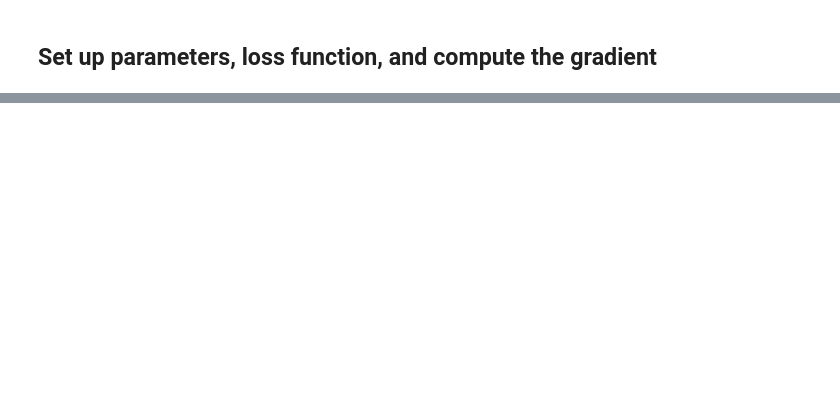
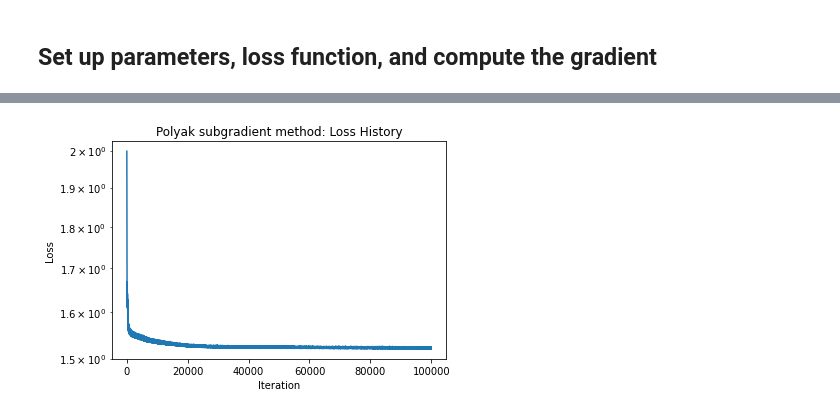
Before and after one commit to damek/alpha_evolve_problem_B1, a Jupyter notebook: problemb1.ipynb, the cells around one changed output, grey strips where cells are left out. Drawn from its saved outputs; the diff is of its cells as text; code cells hidden in the pictures; blank space fills up the shorter version.

```diff
--- a/problemb1.ipynb
+++ b/problemb1.ipynb
@@ -223,18 +262,20 @@ f_delta_x = (f_x_max - f_x_min) / P_val
 height_params = torch.rand(P_val, dtype=torch.float64)
 height_params.requires_grad = True
 
-def loss_fn():
-    max_f_conv_f_values_at_knots = compute_autoconvolution_values(height_params, f_delta_x, P_val)
+def loss_fn(h):
+    max_f_conv_f_values_at_knots = compute_autoconvolution_values(h, f_delta_x, P_val)
     return max_f_conv_f_values_at_knots.max()
 
 # Project variables onto the simplex
 with torch.no_grad():
     height_params.data = projection_simplex_pytorch(height_params.data, 2*P_val)
 
-# Compute loss and gradient
-height_params.grad = None
-loss = loss_fn()
-loss.backward()
+# Compute loss and gradient at a random point.
+loss = loss_fn(height_params)
 print("loss", loss.item())
+grad = torch.autograd.grad(loss, height_params)[0]
 
-print("height_params.grad", height_params.grad)
+# Compute loss and gradient at Google's solution
+loss_google = loss_fn(height_params_google)
+print("loss_google", loss_google.item())
+grad_google = torch.autograd.grad(loss_google, height_params_google)[0]
@@ -249,48 +297,56 @@ where $L^*$ is the target loss.
 # %%
-max_iter = 100000
-height_params_polyak = height_params.data.clone()
+def polyak_subgradient_method(h_params, loss_fn, max_iter=100000, target_loss=1.5053, print_every=100, loss_history_polyak=[], min_loss_found_polyak=float('inf'), best_height_params_polyak=height_params.data.clone()):
+    for i in range(max_iter):
+        # Compute loss and gradient
+        h_params.grad = None
+        loss = loss_fn(h_params)
+        grad = torch.autograd.grad(loss, h_params)[0]
+
+        grad_norm_squared = torch.norm(grad)**2
+
+        step_size = torch.clamp((loss.item() - target_loss) / grad_norm_squared, min=0.0)
+        h_params.data -= step_size * grad
+
+        # Project onto the simplex
+        with torch.no_grad():
+            h_params.data = projection_simplex_pytorch(h_params.data, 2*P_val)
+
+        loss_history_polyak.append(loss.item())
+        if i % print_every == 0:
+            print(f"Iteration {i}: loss = {loss.item():.6f}, step_size = {step_size:.6f}, min_loss_found_polyak = {min_loss_found_polyak:.6f}",)
+
+        if loss.item() < min_loss_found_polyak:
+            min_loss_found_polyak = loss.item()
+            best_height_params_polyak = height_params_polyak.data.clone()
+    return best_height_params_polyak, min_loss_found_polyak, loss_history_polyak
+
+
+height_params_polyak = height_params.data.detach().clone() # initialize variable at value from test cell
+# height_params_polyak = height_params_google.data.detach().clone() # initialize variable at google's solution.
+height_params_polyak.requires_grad = True
+
 # if loss history exists, append to it
 if 'loss_history_polyak' not in locals():
     loss_history_polyak = []
+max_iter = 100000
+target_loss = 1.50529
+print_every = 100
 
-target_loss = 1.5179
-print_every = 100
 if 'min_loss_found_polyak' not in locals():
     min_loss_found_polyak = float('inf')
 
 if 'best_height_params_polyak' not in locals():
-    best_height_params_polyak = height_params.data.clone()
+    best_height_params_polyak = height_params_polyak.data.clone()
 
 print("Starting Polyak subgradient method")
-for i in range(max_iter):
-    # Compute loss and gradient
-    height_params_polyak.grad = None
-    loss = loss_fn()
-    loss.backward()
-
-    grad = height_params_polyak.grad.data
-    grad_norm_squared = torch.norm(grad)**2
-
-    step_size = (loss.item() - target_loss) / grad_norm_squared
-    height_params_polyak.data -= step_size * grad
-
-    # Project onto the simplex
-    with torch.no_grad():
-        height_params_polyak.data = projection_simplex_pytorch(height_params_polyak.data, 2*P_val)
-
-    loss_history_polyak.append(loss.item())
-    if i % print_every == 0:
-        print(f"Iteration {i}: loss = {loss.item():.6f}, step_size = {step_size:.6f}, min_loss_found_polyak = {min_loss_found_polyak:.6f}",)
-
-    if loss.item() < min_loss_found_polyak:
-        min_loss_found_polyak = loss.item()
-        best_height_params_polyak = height_params_polyak.data.clone()
+best_height_params_polyak, min_loss_found_polyak, loss_history_polyak = polyak_subgradient_method(height_params_polyak, loss_fn, max_iter, target_loss, print_every, loss_history_polyak, min_loss_found_polyak, best_height_params_polyak)
 
 print("Final loss:", loss.item())
 
 # semilogy plot of loss history
-plt.semilogy(loss_history)
+plt.semilogy(loss_history_polyak)
 plt.xlabel("Iteration")
 plt.ylabel("Loss")
-plt.title("Loss History")
+plt.title("Polyak subgradient method: Loss History")
 plt.show()
+# %% [output]
@@ -296,0 +370 @@ plt.show()
+[figure, added]
```
Also changed, not shown: parts of 12 cells of this notebook.
